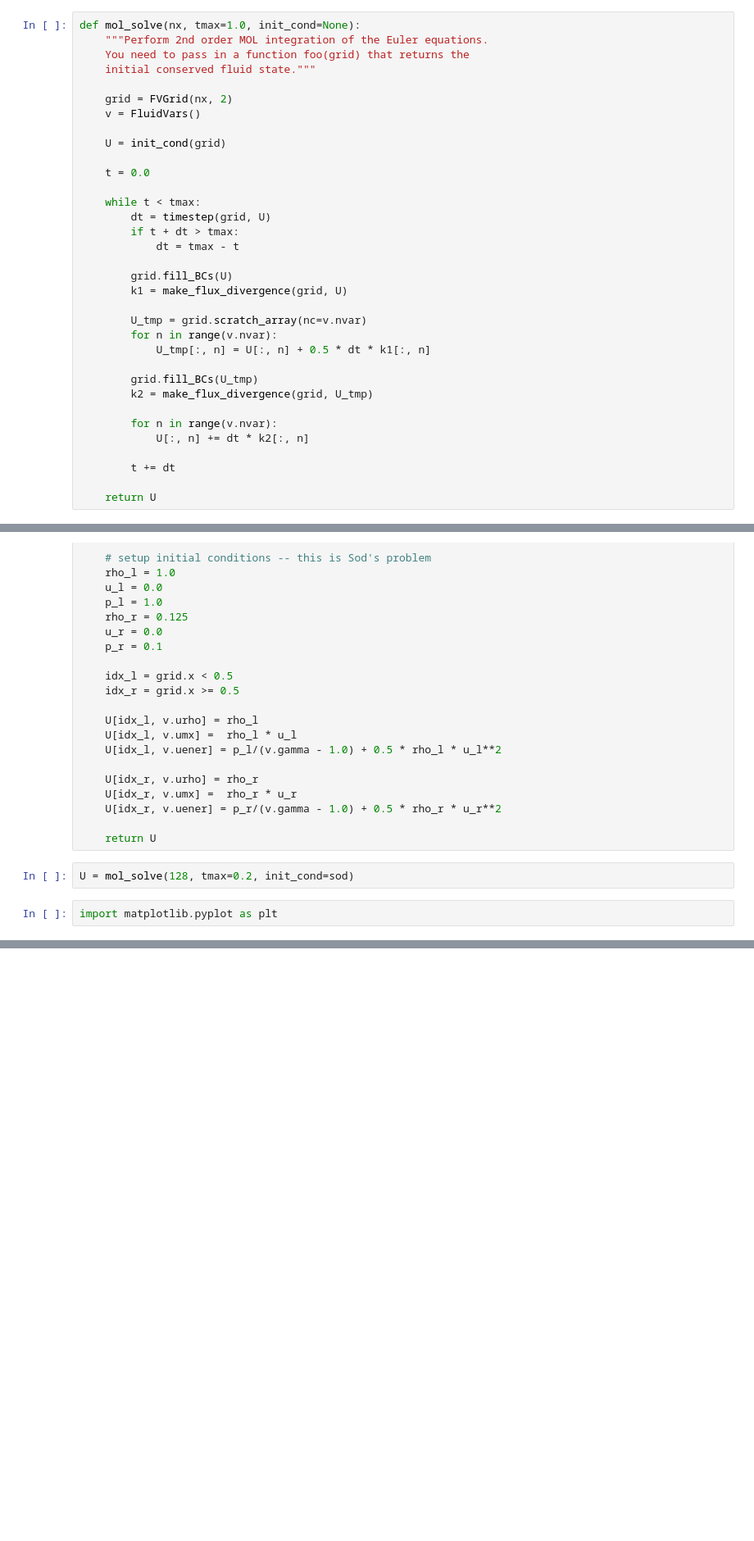
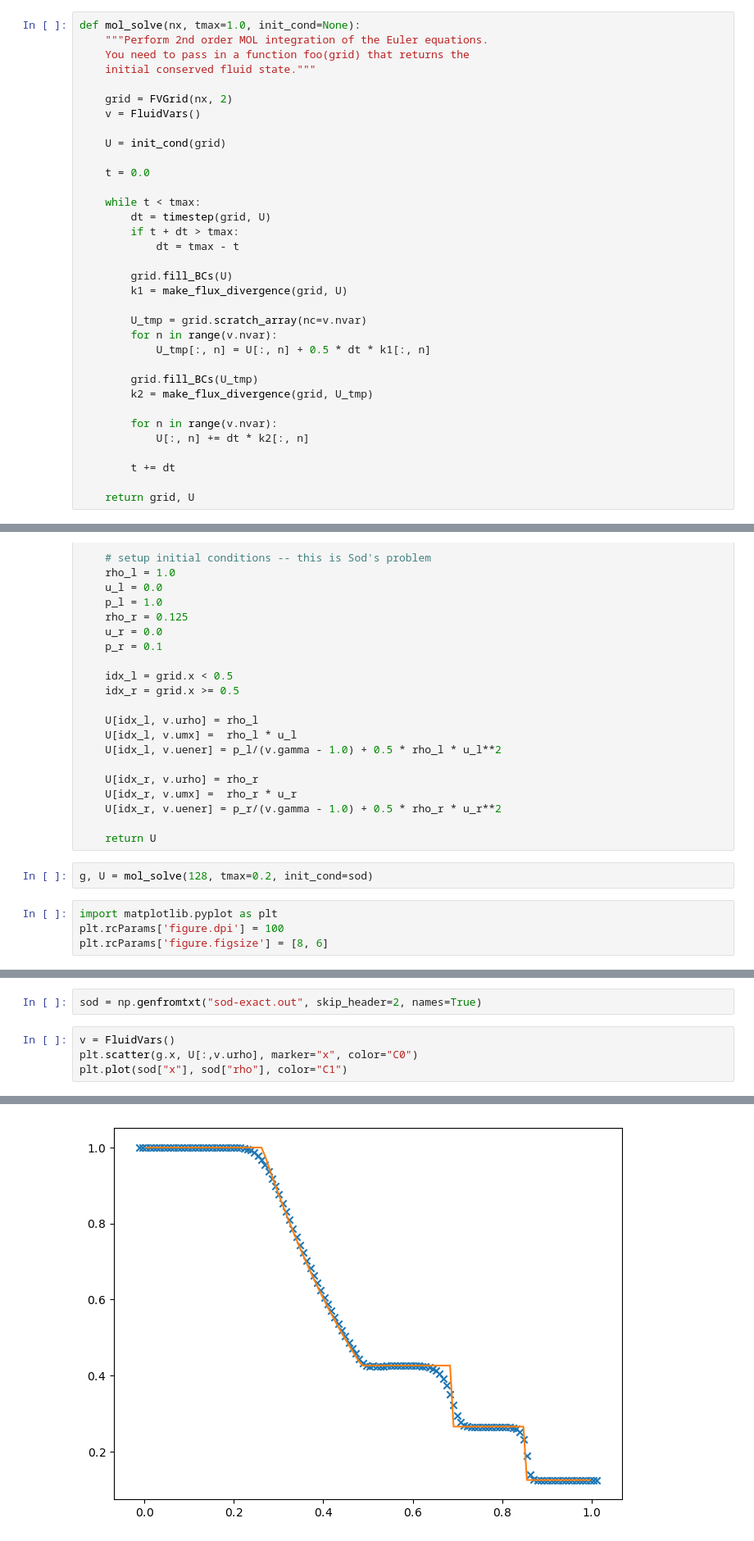
Before and after one commit to python-hydro/how_to_write_a_hydro_code, a Jupyter notebook: write_a_hydrocode.ipynb, the cells around one changed output, grey strips where cells are left out. Shown at 82% size. Saved outputs shown, nothing was run; the diff lists cells and outputs as text; blank space fills up the shorter version.

```diff
--- a/write_a_hydrocode.ipynb
+++ b/write_a_hydrocode.ipynb
@@ -323,4 +323,4 @@ def mol_solve(nx, tmax=1.0, init_cond=None):
 
         t += dt
 
-    return U
+    return grid, U
@@ -353,6 +360,8 @@ def sod(grid):
 
     return U
 # %%
-U = mol_solve(128, tmax=0.2, init_cond=sod)
+g, U = mol_solve(128, tmax=0.2, init_cond=sod)
 # %%
 import matplotlib.pyplot as plt
+plt.rcParams['figure.dpi'] = 100
+plt.rcParams['figure.figsize'] = [8, 6]
@@ -364,0 +368,7 @@ plt.plot(U[:,v.urho])
+# %%
+sod = np.genfromtxt("sod-exact.out", skip_header=2, names=True)
+# %%
+v = FluidVars()
+plt.scatter(g.x, U[:,v.urho], marker="x", color="C0")
+plt.plot(sod["x"], sod["rho"], color="C1")
+# %% [output]
@@ -364,0 +376 @@ plt.plot(U[:,v.urho])
+[figure, added]
```
Also changed, not shown: parts of 6 cells of this notebook, 1 other file.
